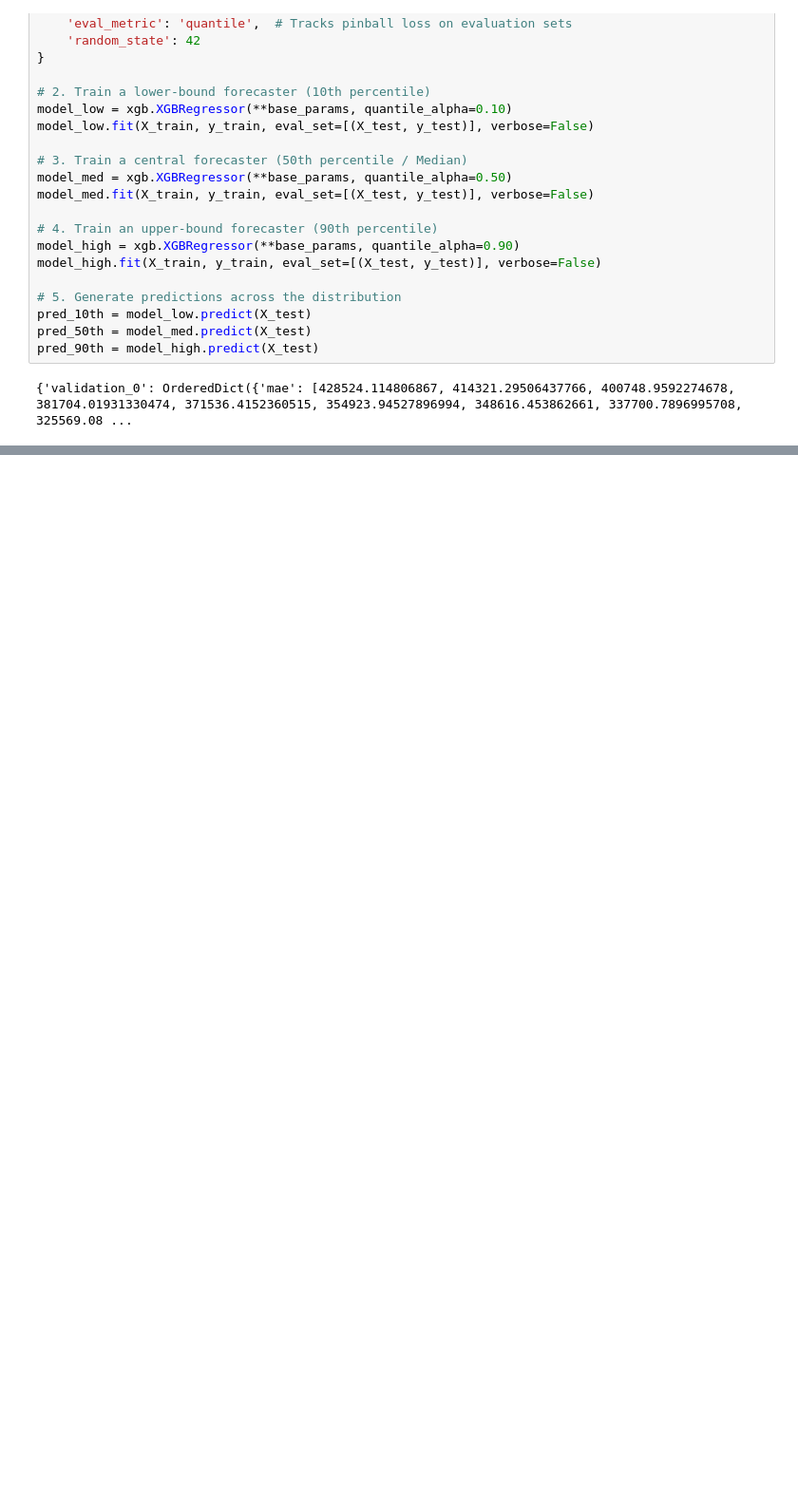
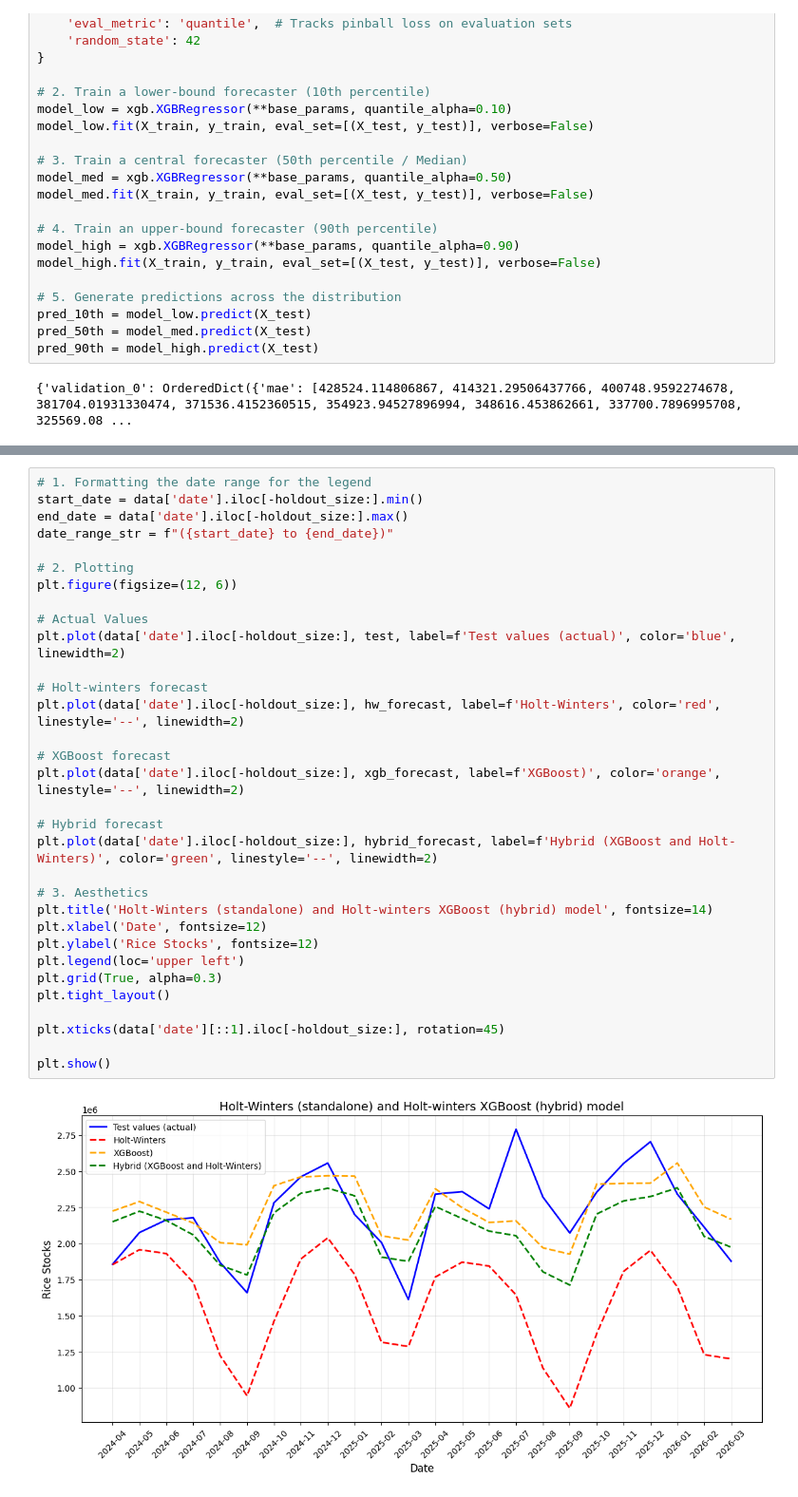
Before and after one commit to emmanresu/Thesis-Keras, a Jupyter notebook: rice_stocks.ipynb, the cells around one changed output, grey strips where cells are left out. Shown at 95% size. Drawn from its saved outputs; the diff is of its cells as text; blank space fills up the shorter version.

```diff
--- a/rice_stocks.ipynb
+++ b/rice_stocks.ipynb
@@ -2259,0 +2325,34 @@ pred_90th = model_high.predict(X_test)
+# %%
+# 1. Formatting the date range for the legend
+start_date = data['date'].iloc[-holdout_size:].min()
+end_date = data['date'].iloc[-holdout_size:].max()
+date_range_str = f"({start_date} to {end_date})"
+
+# 2. Plotting
+plt.figure(figsize=(12, 6))
+
+# Actual Values
+plt.plot(data['date'].iloc[-holdout_size:], test, label=f'Test values (actual)', color='blue', linewidth=2)
+
+# Holt-winters forecast
+plt.plot(data['date'].iloc[-holdout_size:], hw_forecast, label=f'Holt-Winters', color='red', linestyle='--', linewidth=2)
+
+# XGBoost forecast
+plt.plot(data['date'].iloc[-holdout_size:], xgb_forecast, label=f'XGBoost)', color='orange', linestyle='--', linewidth=2)
+
+# Hybrid forecast
+plt.plot(data['date'].iloc[-holdout_size:], hybrid_forecast, label=f'Hybrid (XGBoost and Holt-Winters)', color='green', linestyle='--', linewidth=2)
+
+# 3. Aesthetics
+plt.title('Holt-Winters (standalone) and Holt-winters XGBoost (hybrid) model', fontsize=14)
+plt.xlabel('Date', fontsize=12)
+plt.ylabel('Rice Stocks', fontsize=12)
+plt.legend(loc='upper left')
+plt.grid(True, alpha=0.3)
+plt.tight_layout()
+
+plt.xticks(data['date'][::1].iloc[-holdout_size:], rotation=45)
+
+plt.show()
+# %% [output]
+[figure, added]
```
Also changed, not shown: parts of 4 cells of this notebook.
